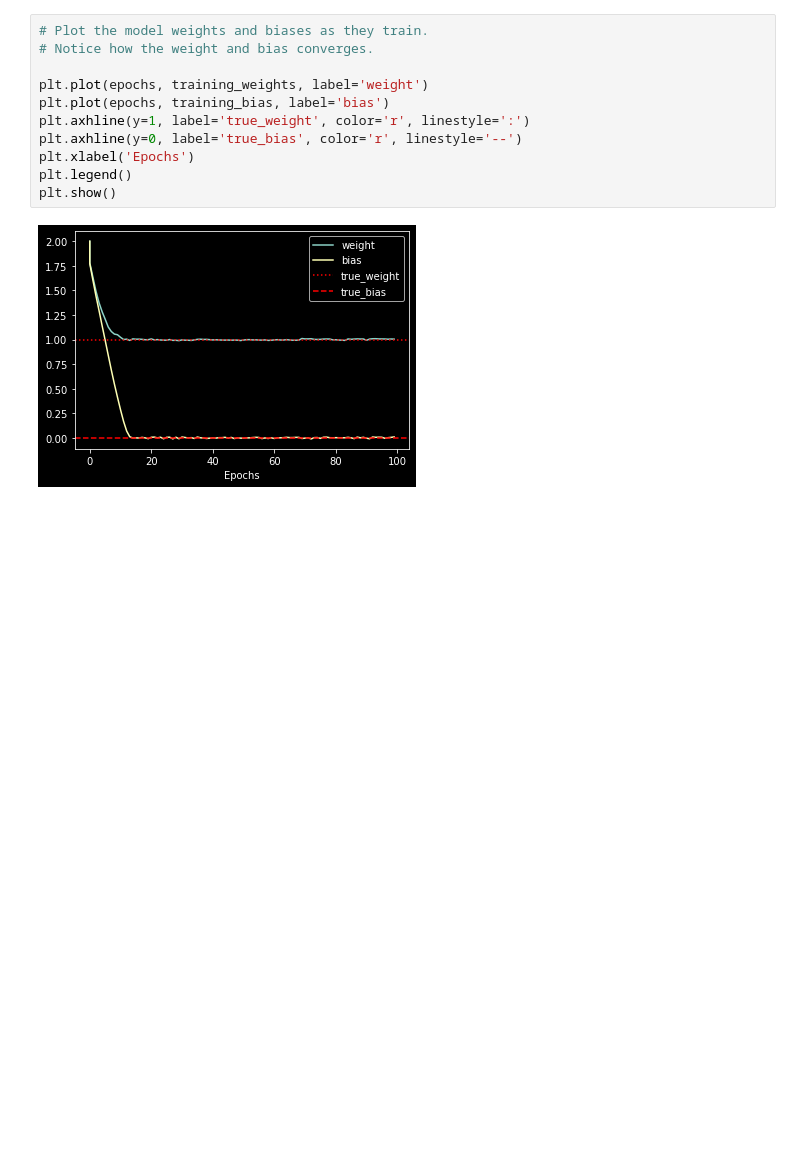
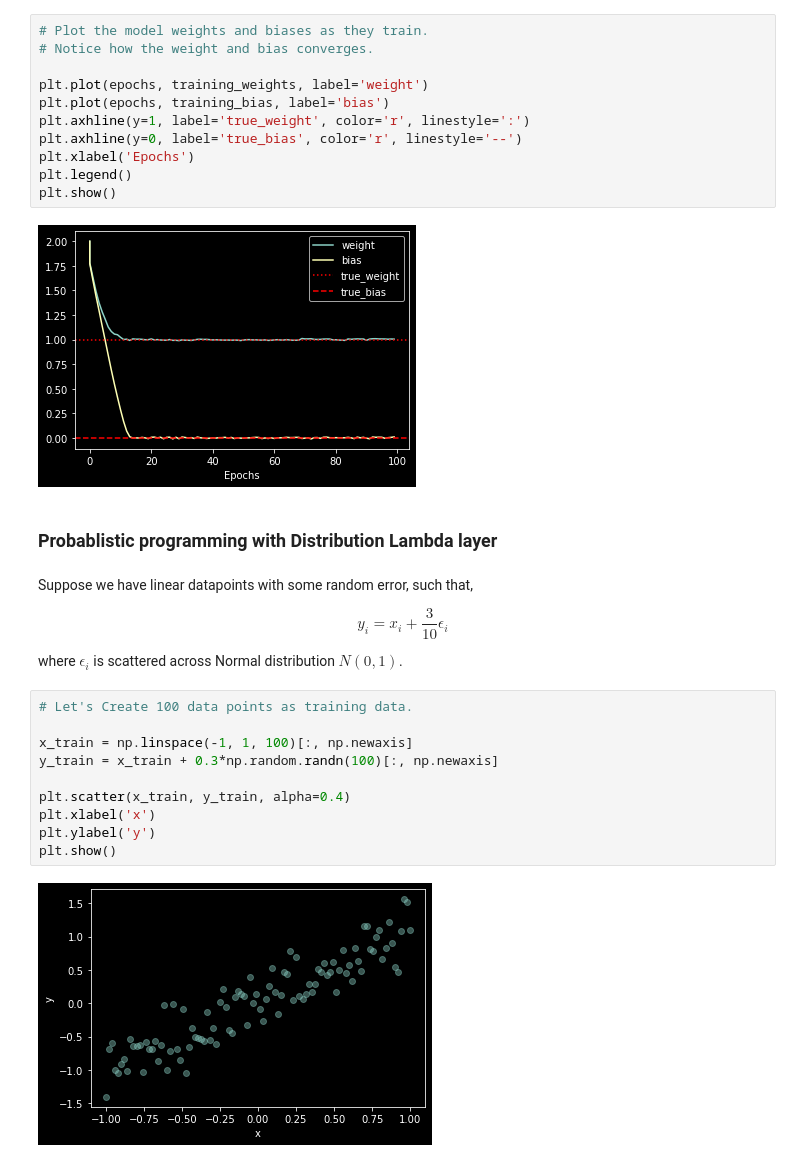
Before and after one commit to hjlgood/tensorflow_probability, a Jupyter notebook: blog/05_distributionlambda_layer.ipynb, the cells around one changed output. Cells and saved outputs as stored; diff of their text form; blank space fills up the shorter version.

```diff
--- a/blog/05_distributionlambda_layer.ipynb
+++ b/blog/05_distributionlambda_layer.ipynb
@@ -142,3 +142,23 @@ plt.legend()
 plt.show()
 # %% [output]
 [figure]
+# %% [markdown]
+### Probablistic programming with Distribution Lambda layer
+# %% [markdown]
+Suppose we have linear datapoints with some random error, such that,
+
+$$ y_i = x_i + \frac{3}{10}\epsilon_i$$
+
+where $\epsilon_i $ is scattered across Normal distribution $ N(0, 1)$.
+# %%
+# Let's Create 100 data points as training data.
+
+x_train = np.linspace(-1, 1, 100)[:, np.newaxis]
+y_train = x_train + 0.3*np.random.randn(100)[:, np.newaxis]
+
+plt.scatter(x_train, y_train, alpha=0.4)
+plt.xlabel('x')
+plt.ylabel('y')
+plt.show()
+# %% [output]
+[figure, added]
```
Also changed, not shown: parts of 13 cells of this notebook.
